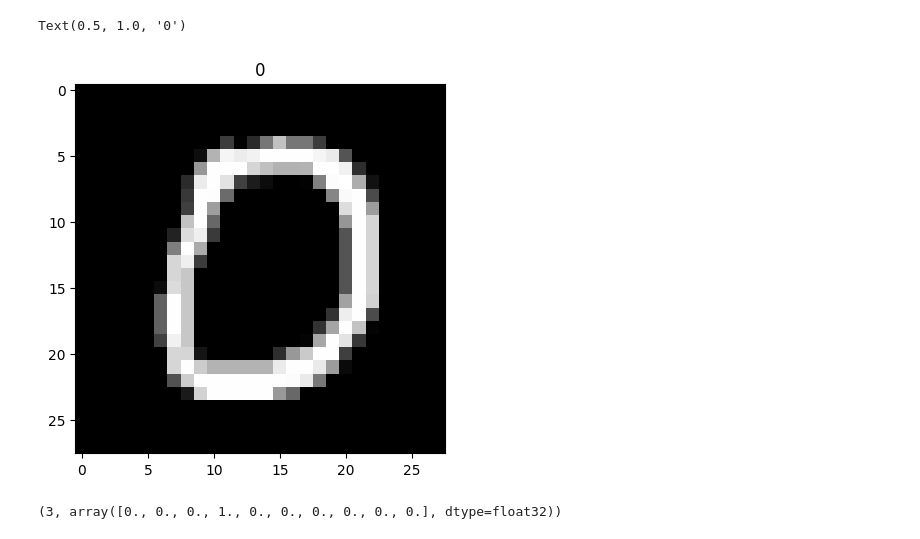
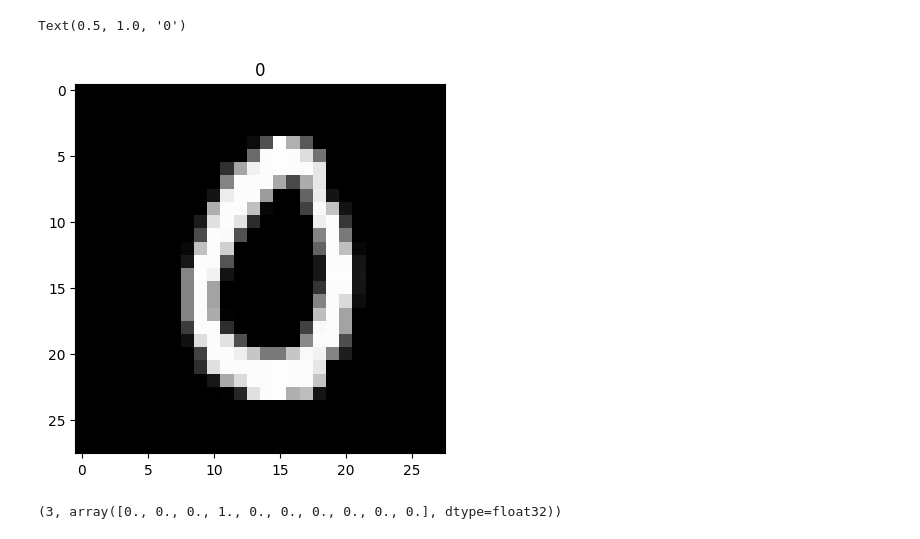
Before and after one commit to mohanrajmit/DL-Training, a Jupyter notebook: MNIST_keras.ipynb, the cells around one changed output. Saved outputs shown, nothing was run; the diff lists cells and outputs as text; code cells hidden in the pictures.

```diff
--- a/MNIST_keras.ipynb
+++ b/MNIST_keras.ipynb
@@ -25,11 +25,11 @@ y_train original shape (60000,)
 X_test original shape (10000, 28, 28)
 y_test original shape (10000,)
 # %%
-plt.imshow(X_test[10], cmap='gray')
-plt.title(y_test[10])
+plt.imshow(X_test[1001], cmap='gray')
+plt.title(y_test[1001])
 # %% [output]
 Text(0.5, 1.0, '0')
-[figure, old version]
+[figure, new version]
 # %%
 X_train = X_train.reshape(60000,784)
 X_test = X_test.reshape(10000,784)
```
Also changed, not shown: parts of 7 cells of this notebook.
